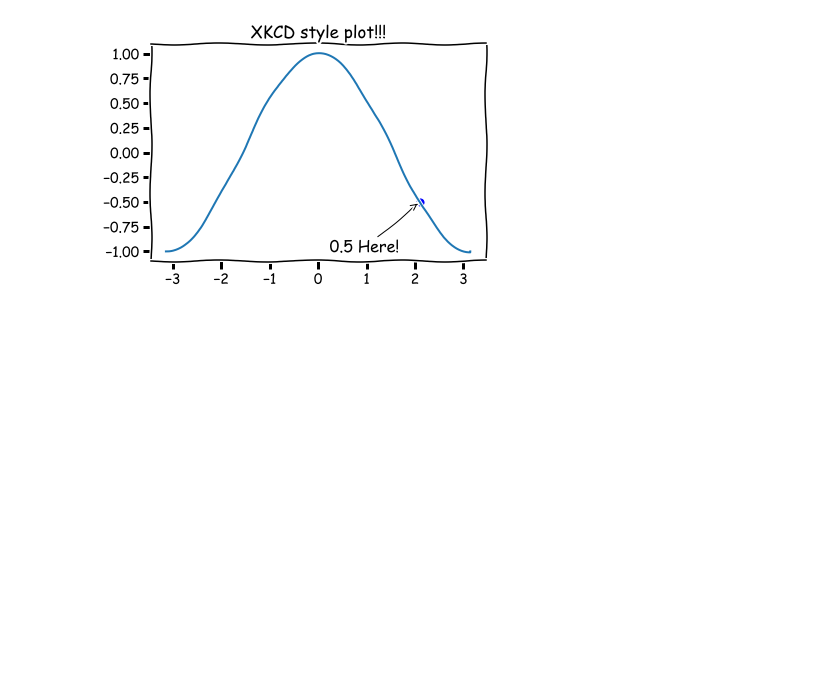
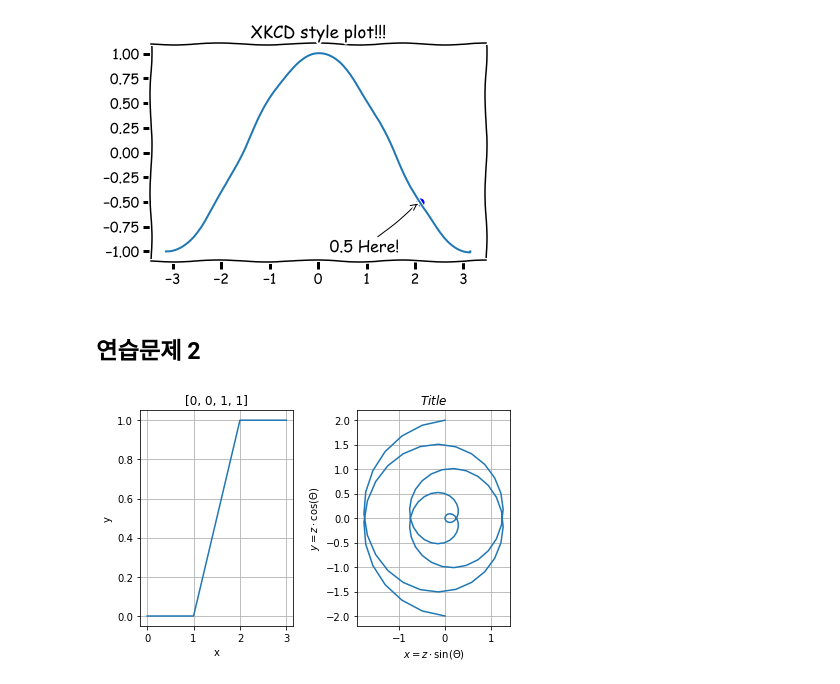
Before and after one commit to cyaai/FC_DSS_5th, a Jupyter notebook: class/Day_09_05.29.2017.ipynb, the cells around one changed output. Drawn from its saved outputs; the diff is of its cells as text; code cells hidden in the pictures; blank space fills up the shorter version.

```diff
--- a/class/Day_09_05.29.2017.ipynb
+++ b/class/Day_09_05.29.2017.ipynb
@@ -1314,3 +1313,29 @@ with plt.xkcd():
 plt.show()
 # %% [output]
 [figure]
+# %% [markdown]
+## 연습문제 2
+# %%
+import matplotlib as mpl
+import numpy as np
+import matplotlib.pyplot as plt
+
+plt.subplot(121); plt.plot([0, 0, 1, 1]); plt.title(1)
+plt.xlabel('x')
+plt.ylabel('y')
+plt.grid()
+plt.title('[0, 0, 1, 1]')
+
+plt.subplot(122);
+theta = np.linspace(-4 * np.pi, 4 * np.pi, 100)
+z = np.linspace(-2, 2, 100)
+x = z * np.sin(theta)
+y = z * np.cos(theta)
+plt.plot(x, y)
+plt.xlabel('$x = z \cdot \sin(\Theta)$')
+plt.ylabel('$y = z \cdot \cos(\Theta)$')
+plt.title('$Title$')
+plt.tight_layout()
+plt.grid()
+# %% [output]
+[figure, added]
```
Also changed, not shown: parts of 9 cells of this notebook.
